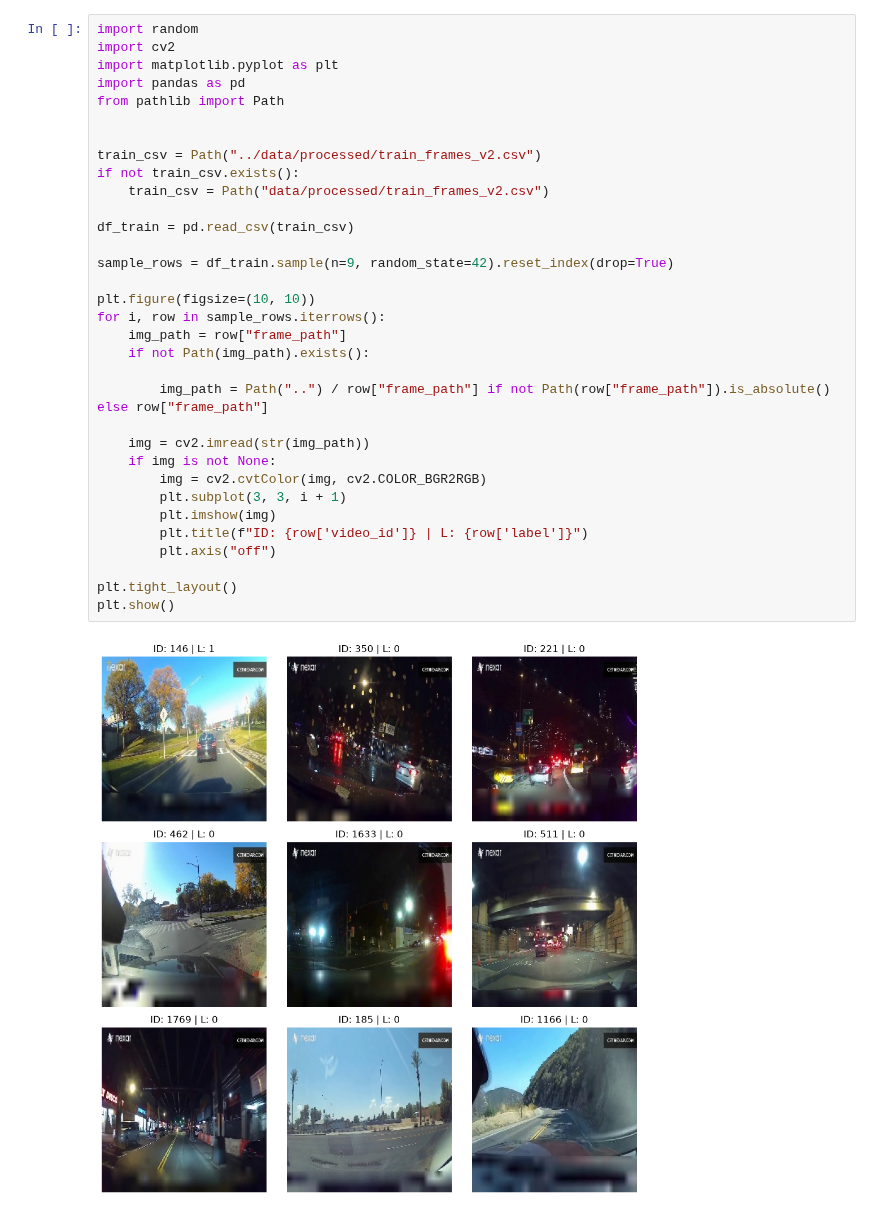
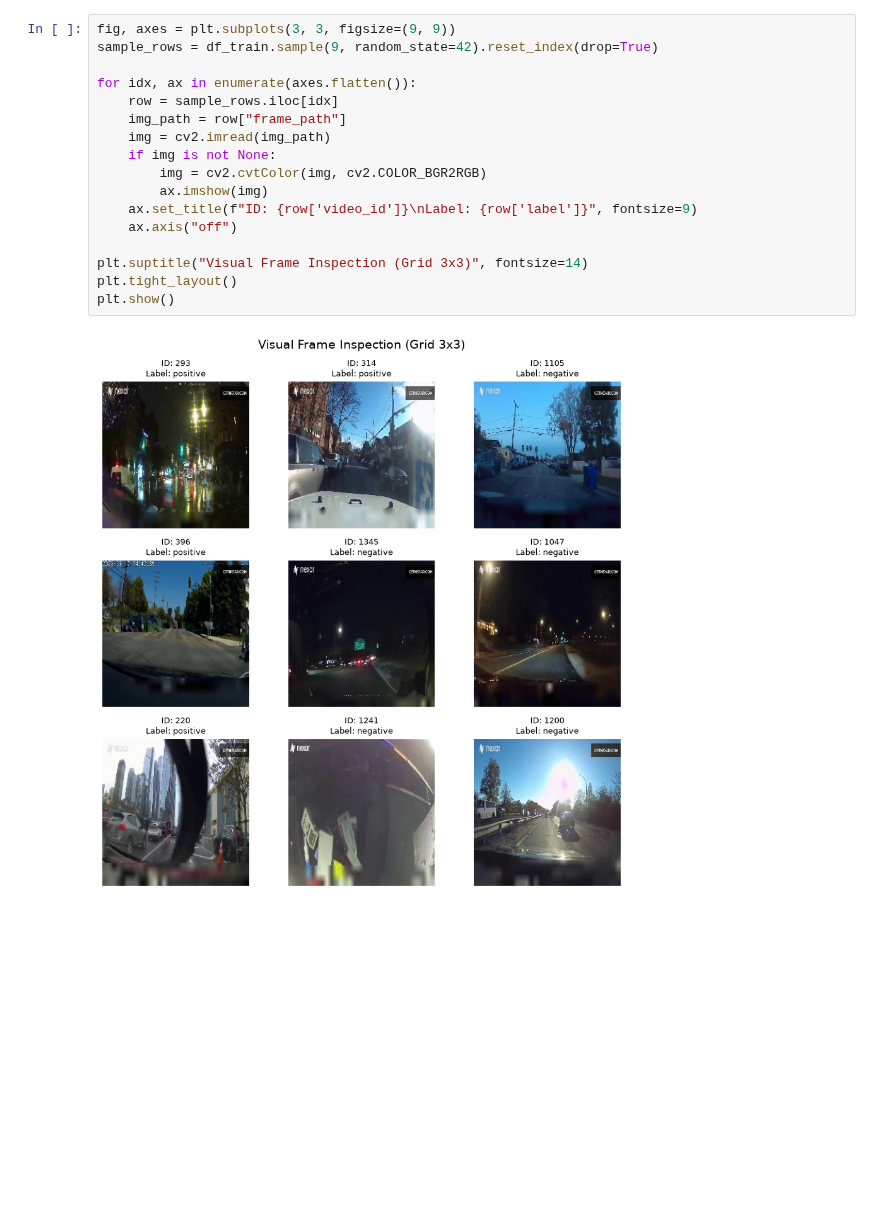
Before and after one commit to Amiralishahabi1384/incident-sentiment-analyzer, a Jupyter notebook: incident-sentiment-analyzer-20261029T081712Z-1-001/incident-sentiment-analyzer-20261029T081712Z-1-001/incident-sentiment-analyzer/notebooks/02_eda_and_sanity_check_v2.ipynb, the cells around one changed output. Drawn from its saved outputs; the diff is of its cells as text; blank space fills up the shorter version.

```diff
--- a/incident-sentiment-analyzer-20261029T081712Z-1-001/incident-sentiment-analyzer-20261029T081712Z-1-001/incident-sentiment-analyzer/notebooks/02_eda_and_sanity_check_v2.ipynb
+++ b/incident-sentiment-analyzer-20261029T081712Z-1-001/incident-sentiment-analyzer-20261029T081712Z-1-001/incident-sentiment-analyzer/notebooks/02_eda_and_sanity_check_v2.ipynb
@@ -411,35 +80,19 @@ else:
 # %%
-import random
-import cv2
-import matplotlib.pyplot as plt
-import pandas as pd
-from pathlib import Path
+fig, axes = plt.subplots(3, 3, figsize=(9, 9))
+sample_rows = df_train.sample(9, random_state=42).reset_index(drop=True)
 
-
-train_csv = Path("../data/processed/train_frames_v2.csv")
-if not train_csv.exists():
-    train_csv = Path("data/processed/train_frames_v2.csv")
-
-df_train = pd.read_csv(train_csv)
-
-sample_rows = df_train.sample(n=9, random_state=42).reset_index(drop=True)
-
-plt.figure(figsize=(10, 10))
-for i, row in sample_rows.iterrows():
+for idx, ax in enumerate(axes.flatten()):
+    row = sample_rows.iloc[idx]
     img_path = row["frame_path"]
-    if not Path(img_path).exists():
-
-        img_path = Path("..") / row["frame_path"] if not Path(row["frame_path"]).is_absolute() else row["frame_path"]
-
-    img = cv2.imread(str(img_path))
+    img = cv2.imread(img_path)
     if img is not None:
         img = cv2.cvtColor(img, cv2.COLOR_BGR2RGB)
-        plt.subplot(3, 3, i + 1)
-        plt.imshow(img)
-        plt.title(f"ID: {row['video_id']} | L: {row['label']}")
-        plt.axis("off")
+        ax.imshow(img)
+    ax.set_title(f"ID: {row['video_id']}\nLabel: {row['label']}", fontsize=9)
+    ax.axis("off")
 
+plt.suptitle("Visual Frame Inspection (Grid 3x3)", fontsize=14)
 plt.tight_layout()
 plt.show()
 # %% [output]
-[figure, old version]
+[figure, new version]
```
Also changed, not shown: parts of 14 cells of this notebook, 3 other files.
